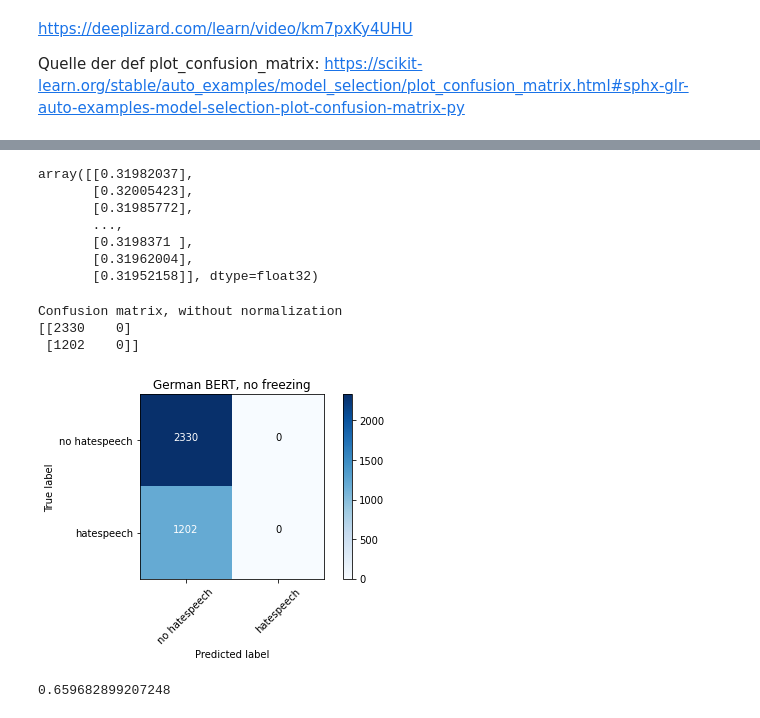
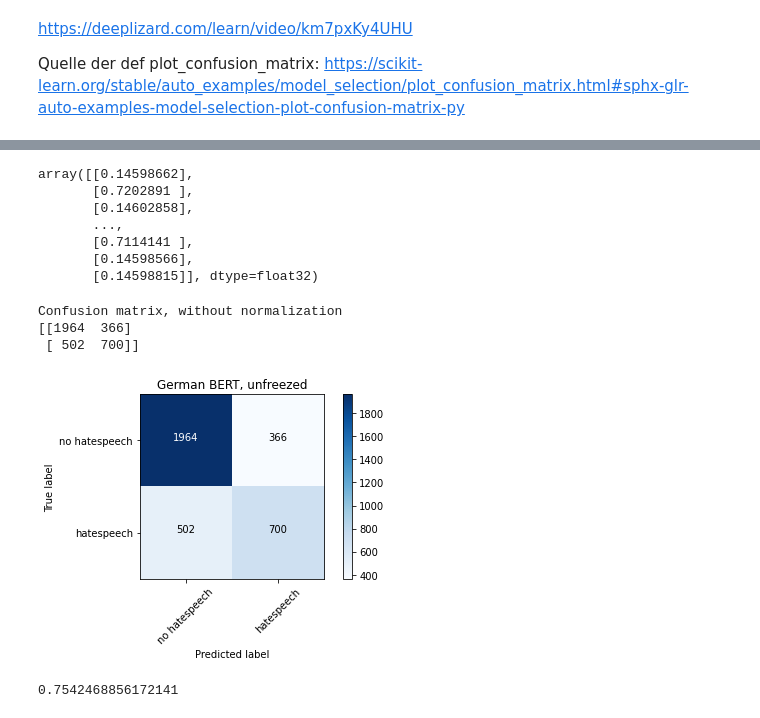
Before and after one commit to BiancaStadl/Bachelorarbeit, a Jupyter notebook: 03_huggingface_German_Bert_API_drei_Inputs_ohne_Freeze.ipynb, the cells around one changed output, grey strips where cells are left out. Drawn from its saved outputs; the diff is of its cells as text; code cells hidden in the pictures.

Commit message:
22010606, weniger Epochs -> gut

```diff
--- a/03_huggingface_German_Bert_API_drei_Inputs_ohne_Freeze.ipynb
+++ b/03_huggingface_German_Bert_API_drei_Inputs_ohne_Freeze.ipynb
@@ -106,7 +106,7 @@ def tokenize(sentences, tokenizer):
     input_ids, input_masks, input_segments = [],[],[]
     #for sentence in tqdm(sentences):
     for sentence in sentences:
-        inputs = tokenizer.encode_plus(sentence, add_special_tokens=True, max_length=60, pad_to_max_length=True,
+        inputs = tokenizer.encode_plus(sentence, add_special_tokens=True, max_length=60, pad_to_max_length=True, truncation=True,
                                              return_attention_mask=True, return_token_type_ids=True)
         input_ids.append(inputs['input_ids'])
         input_masks.append(inputs['attention_mask'])
@@ -457,7 +457,7 @@ from official.nlp import optimization
 What is train steps?
 Step: A training step means using one batch size of training data to train the model. Number of training steps per epoch: total_number_of_training_examples / batch_size . Total number of training steps: number_of_epochs x Number of training steps per epoch .
 # %%
-training_epochs = 10
+training_epochs = 3
 
 #das ist dann schon wieder von 01 (tf tutorial classify text)
 
@@ -500,7 +498,7 @@ Traditionally, the steps per epoch is calculated as train_length // batch_size,
 model.fit(
     x = [X_train_ids, X_train_attention, X_segments],
     y=np.array(training_labels),
-    epochs = 10,
+    epochs = 3,
     batch_size = 32
     #validation_data = ([Y_test_ids, Y_test_attention],testing_labels.to_numpy())
 )
@@ -549,13 +533,13 @@ array([[0],
 # %%
 BERTGermanPredict
 # %% [output]
-array([[0.31982037],
-       [0.32005423],
-       [0.31985772],
+array([[0.14598662],
+       [0.7202891 ],
+       [0.14602858],
        ...,
-       [0.3198371 ],
-       [0.31962004],
-       [0.31952158]], dtype=float32)
+       [0.7114141 ],
+       [0.14598566],
+       [0.14598815]], dtype=float32)
 # %%
 from sklearn.metrics import confusion_matrix
 import itertools
@@ -595,12 +579,12 @@ cm = confusion_matrix(y_true=testing_labels, y_pred=BERT_pred_thresh)
 # %%
 plot_labels = ['no hatespeech','hatespeech']
 # %%
-plot_confusion_matrix(cm=cm, classes=plot_labels, title='German BERT, no freezing')
+plot_confusion_matrix(cm=cm, classes=plot_labels, title='German BERT, unfreezed')
 # %% [output]
 Confusion matrix, without normalization
-[[2330    0]
- [1202    0]]
+[[1964  366]
+ [ 502  700]]
-[figure, old version]
+[figure, new version]
 # %%
 from sklearn.metrics import accuracy_score
 # %%
@@ -608,4 +592,4 @@ accuracy = accuracy_score(testing_labels, BERT_pred_thresh)
 # %%
 accuracy
 # %% [output]
-0.659682899207248
+0.7542468856172141
```
Also changed, not shown: parts of 6 cells of this notebook.
